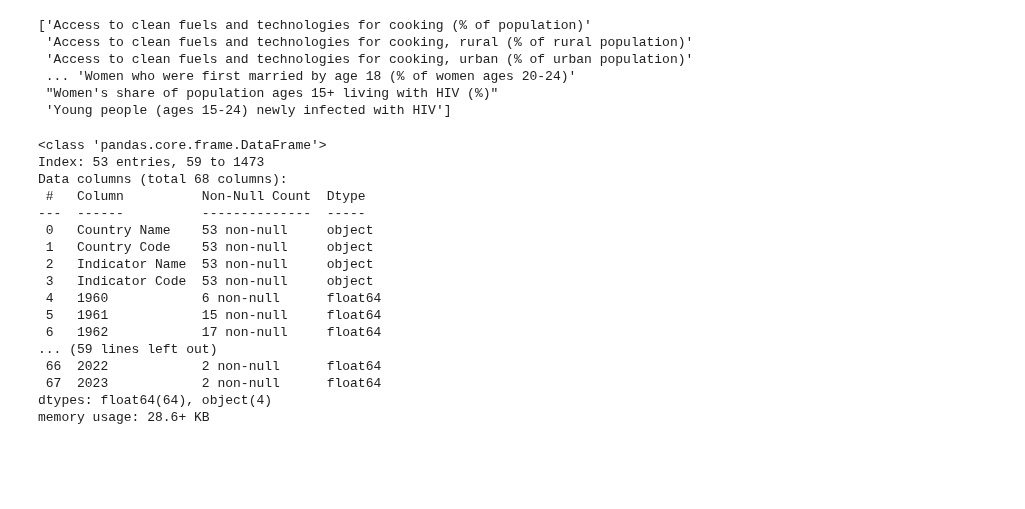
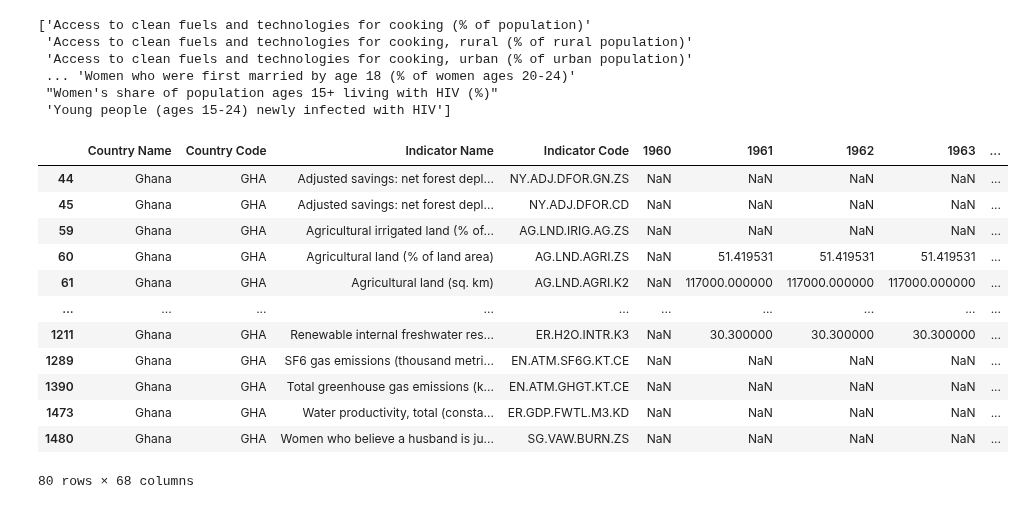
Before and after one commit to 0x1AY/IE6600, a Jupyter notebook: project1/Project1.ipynb, the cells around one changed output. Drawn from its saved outputs; the diff is of its cells as text; code cells hidden in the pictures; blank space fills up the shorter version.

Commit message:
sorted out th important indicators for project

```diff
--- a/project1/Project1.ipynb
+++ b/project1/Project1.ipynb
@@ -76,31 +76,28 @@ print(indicator_names.unique())
  'Young people (ages 15-24) newly infected with HIV']
 # %%
 # Define the keywords to filter by
-keywords = ['CO2','Droughts','precipitation','Agricultural','Arable','Methane','freshwater',]
+keywords = ['CO2','Droughts','precipitation','Agricultural','Arable','Methane','freshwater','Cereal','Food','Renewable','Forest']
 
 # Create a boolean mask for rows that contain any of the keywords
 mask = df_ghana['Indicator Name'].str.contains('|'.join(keywords), case=False, na=False)
 
 # Filter the DataFrame using the mask
 filtered_df = df_ghana[mask]
 
+
 # Display the filtered DataFrame
-filtered_df.info()
+filtered_df
 # %% [output]
+|  | Country Name | Country Code | Indicator Name | Indicator Code | 1960 | 1961 | 1962 | 1963 | ... |
+| 44 | Ghana | GHA | Adjusted savings: net forest depl... | NY.ADJ.DFOR.GN.ZS | NaN | NaN | NaN | NaN | ... |
+| 45 | Ghana | GHA | Adjusted savings: net forest depl... | NY.ADJ.DFOR.CD | NaN | NaN | NaN | NaN | ... |
+| 59 | Ghana | GHA | Agricultural irrigated land (% of... | AG.LND.IRIG.AG.ZS | NaN | NaN | NaN | NaN | ... |
+| 60 | Ghana | GHA | Agricultural land (% of land area) | AG.LND.AGRI.ZS | NaN | 51.419531 | 51.419531 | 51.419531 | ... |
+| 61 | Ghana | GHA | Agricultural land (sq. km) | AG.LND.AGRI.K2 | NaN | 117000.000000 | 117000.000000 | 117000.000000 | ... |
+| ... | ... | ... | ... | ... | ... | ... | ... | ... | ... |
+| 1211 | Ghana | GHA | Renewable internal freshwater res... | ER.H2O.INTR.K3 | NaN | 30.300000 | 30.300000 | 30.300000 | ... |
+| 1289 | Ghana | GHA | SF6 gas emissions (thousand metri... | EN.ATM.SF6G.KT.CE | NaN | NaN | NaN | NaN | ... |
+| 1390 | Ghana | GHA | Total greenhouse gas emissions (k... | EN.ATM.GHGT.KT.CE | NaN | NaN | NaN | NaN | ... |
+| 1473 | Ghana | GHA | Water productivity, total (consta... | ER.GDP.FWTL.M3.KD | NaN | NaN | NaN | NaN | ... |
+| 1480 | Ghana | GHA | Women who believe a husband is ju... | SG.VAW.BURN.ZS | NaN | NaN | NaN | NaN | ... |
-<class 'pandas.core.frame.DataFrame'>
-Index: 53 entries, 59 to 1473
-Data columns (total 68 columns):
- #   Column          Non-Null Count  Dtype
----  ------          --------------  -----
- 0   Country Name    53 non-null     object
- 1   Country Code    53 non-null     object
- 2   Indicator Name  53 non-null     object
- 3   Indicator Code  53 non-null     object
- 4   1960            6 non-null      float64
- 5   1961            15 non-null     float64
- 6   1962            17 non-null     float64
-... (59 lines left out)
- 66  2022            2 non-null      float64
- 67  2023            2 non-null      float64
-dtypes: float64(64), object(4)
-memory usage: 28.6+ KB
+80 rows × 68 columns
```
Also changed, not shown: 1 other file.
